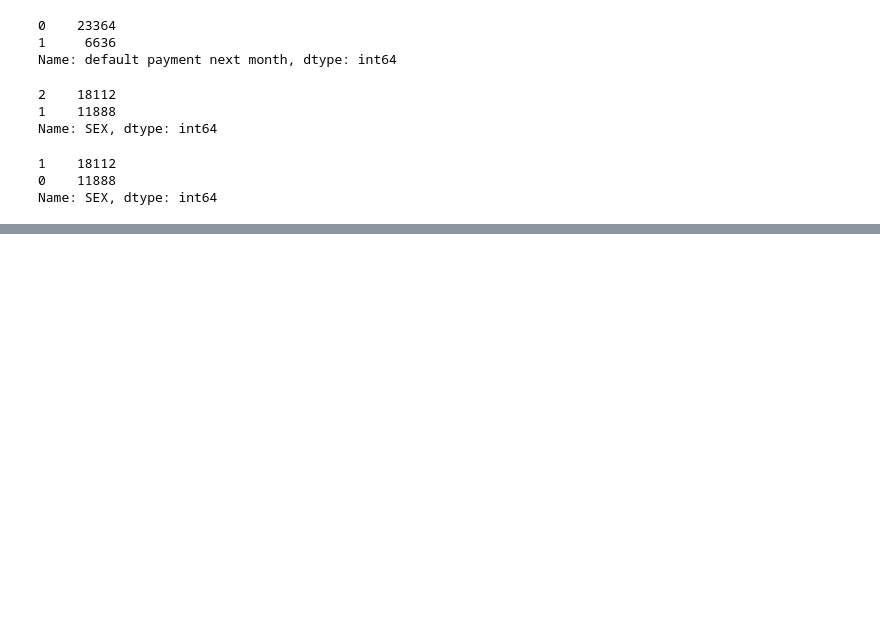
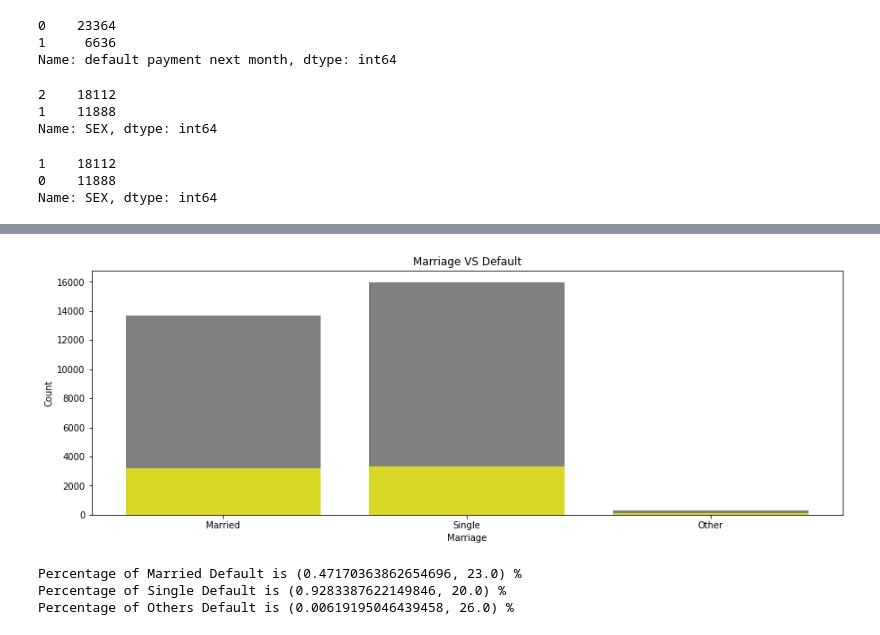
Before and after one commit to AnkitPatel745/Credit-Card-Default-Prediction-Capstone-Project, a Jupyter notebook: Credit_Card_Default_Prediction_Capstone_Project.ipynb, the cells around one changed output, grey strips where cells are left out. Saved outputs shown, nothing was run; the diff lists cells and outputs as text; code cells hidden in the pictures; blank space fills up the shorter version.

```diff
--- a/Credit_Card_Default_Prediction_Capstone_Project.ipynb
+++ b/Credit_Card_Default_Prediction_Capstone_Project.ipynb
@@ -336,0 +417,39 @@ Name: EDUCATION, dtype: int64
+# %%
+# Arranging or filtering the values for proper visualization
+# 1=married, 2=single, 3=others
+# preparing the vairable for the diagram
+
+MARRIAGE_RANGE= [1,2,3]
+
+
+married= df['MARRIAGE'][df['MARRIAGE']==1].count()
+married_default = df['MARRIAGE'][(df['MARRIAGE']==1)&(df['default payment next month']==1)].count()
+
+single=df['MARRIAGE'][df['MARRIAGE']==2].count()
+single_default = df['MARRIAGE'][(df['MARRIAGE']==2)&(df['default payment next month']==1)].count()
+
+others=df['MARRIAGE'][df['MARRIAGE']==3].count()
+others_default = df['MARRIAGE'][(df['MARRIAGE']==3)&(df['default payment next month']==1)].count()
+
+
+marriage_total = [married,single,others]
+default_marriage_total = [married_default,single_default,others_default]
+
+# plotting bar plot between marriage and default
+plt.figure(figsize=(15,5))
+plt.bar(MARRIAGE_RANGE,marriage_total, color='grey')
+plt.bar(MARRIAGE_RANGE,default_marriage_total, color='yellow',alpha = 0.7)
+plt.xticks([1,2,3],['Married','Single','Other'])
+plt.title("Marriage VS Default")
+plt.xlabel('Marriage')
+plt.ylabel('Count')
+plt.show()
+
+calculate_percentage(married,married_default,"Married Default")
+calculate_percentage(single,single_default,"Single Default")
+calculate_percentage(others,others_default,"Others Default")
+# %% [output]
+[figure, added]
+Percentage of Married Default is (0.47170363862654696, 23.0) %
+Percentage of Single Default is (0.9283387622149846, 20.0) %
+Percentage of Others Default is (0.00619195046439458, 26.0) %
```
Also changed, not shown: parts of 14 cells of this notebook.
